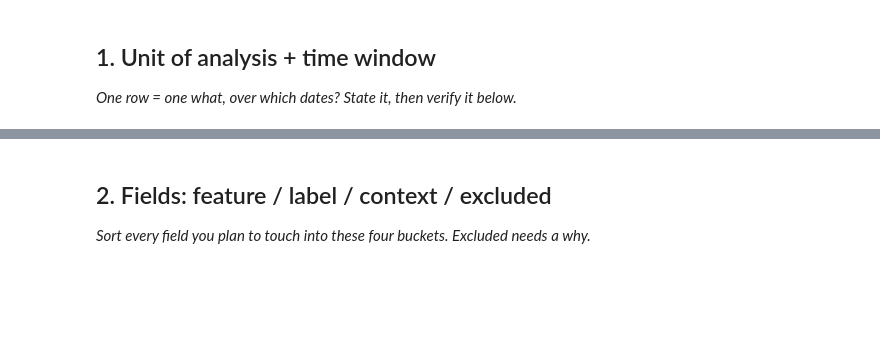
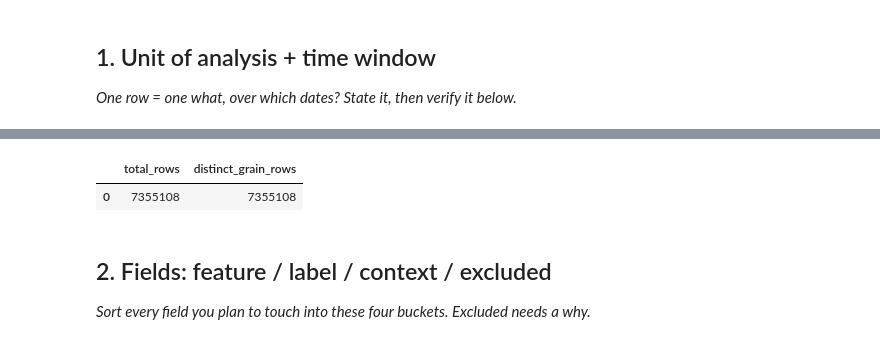
Before and after one commit to Vasavijoshi/flyrank-ml-internship, a Jupyter notebook: work/notebooks/w03_data_contract.ipynb, the cells around one changed output, grey strips where cells are left out. Saved outputs shown, nothing was run; the diff lists cells and outputs as text; code cells hidden in the pictures; blank space fills up the shorter version.

```diff
--- a/work/notebooks/w03_data_contract.ipynb
+++ b/work/notebooks/w03_data_contract.ipynb
@@ -16,3 +21,45 @@ This skeleton is yours to fill. Work the sections **in order** — each one has
+# %%
+# This cell is for CODE (numbers, a query, a check).
+# Write your text answer in the cell ABOVE this one — typing sentences here breaks Run All.
+import duckdb
+from google.colab import userdata
+
+# Get the Hugging Face token securely from Colab Secrets
+hf_token = userdata.get("HF_TOKEN")
+
+# Create a DuckDB connection
+con = duckdb.connect()
+
+# Pass the secret through a DuckDB session variable
+con.execute("SET VARIABLE hf_token = ?", [hf_token])
+
+# Create the Hugging Face secret without exposing the token in the notebook
+con.execute("""
+CREATE SECRET hf_token (
+    TYPE HUGGINGFACE,
+    TOKEN getvariable('hf_token')
+);
+""")
+
+# Warehouse location
+rel = "hf://datasets/FlyRank/internship-warehouse"
+
+# Verify the grain for the February feature window
+grain_check = con.sql(f"""
+SELECT
+    COUNT(*) AS total_rows,
+    COUNT(DISTINCT (report_date, client_hash_id, content_hash_id)) AS distinct_grain_rows
+FROM read_parquet(
+    '{rel}/fact_content_daily_performance/**/*.parquet',
+    hive_partitioning = true
+)
+WHERE month = '2026-02';
+""")
+
+display(grain_check.df())
+# %% [output]
+|  | total_rows | distinct_grain_rows |
+| 0 | 7355108 | 7355108 |
 # %% [markdown]
 ## 2. Fields: feature / label / context / excluded
 
```
Also changed, not shown: parts of 14 cells of this notebook.
